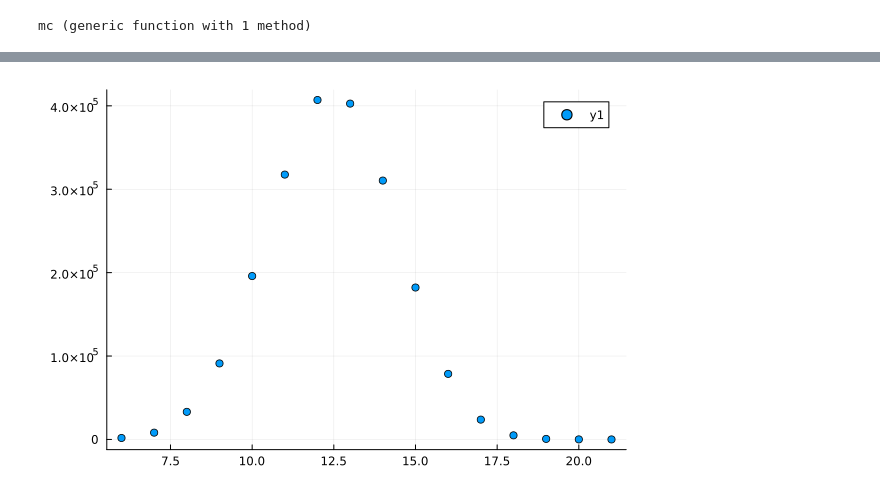
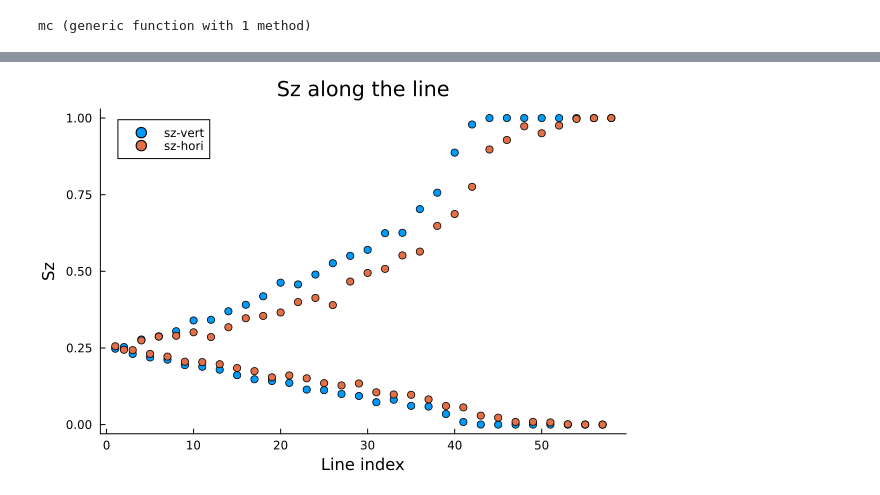
Before and after one commit to jeet-g-shah/dimers-monte-carlo, a Jupyter notebook: aztec-diamond/aztec.ipynb, the cells around one changed output, grey strips where cells are left out. Saved outputs shown, nothing was run; the diff lists cells and outputs as text; code cells hidden in the pictures.

Commit message:
updating aztec diamond code

```diff
--- a/aztec-diamond/aztec.ipynb
+++ b/aztec-diamond/aztec.ipynb
@@ -156,10 +112,12 @@ end
 mc (generic function with 1 method)
 # %%
 nwait = 1000
-nsample = 1000_000
+nsample = 1000_00
 
-N = 30
-loaded_data = load("./data/aztec_lattices/" * string(N) * ".jld")
+
+# Load lattice
+N = 60
+loaded_data = load("../data/aztec_lattices/" * string(N) * ".jld")
 
 az_lat = loaded_data["az_lat"]
 az_lat_spin = loaded_data["az_lat_spin"]
@@ -174,10 +132,13 @@ origin_pt = -0.5 + 0.0im
 origin = index_pts(az_lat_spin.pts, origin_pt)
 line_global = findall(x -> (abs(imag(x)) < 1e-5) && ( real(x) > real(origin_pt)), az_lat_spin.pts)
 
-fnames = ["./data/aztec_vert", "./data/aztec_hori"] .* "_" .* string(N)
+# fnames = ["../data/aztec_vert", "../data/aztec_hori"] .* "_" .* string(N)
+fnames = ["nothing"," nothing"]
 starting_config = [config_vert, config_hori]
-nt = 2
-@threads for i in 1:length(fnames)
+
+data = []
+for i in 1:length(fnames)
     line_local = line_global
-    @time new_config,line = mc(starting_config[i], az_lat_spin.sq_plaq, line_local, nsample, nwait, fnames[i])
+    @time new_config, sz, szsz = mc(starting_config[i], az_lat_spin.sq_plaq, line_local, nsample, nwait, fnames[i])
+    push!(data, (new_config, sz, szsz))
 end
@@ -450,4 +148,5 @@ display(ph)
-# %%
-scatter(counter(nflip_list))
-# %% [output]
-[figure, removed]
+# %%
+scatter(data[1][2], label="sz-vert", xlabel="Line index", ylabel="Sz", title="Sz along the line", legend=:topleft, grid=false)
+scatter!(data[2][2], label="sz-hori", xlabel="Line index", ylabel="Sz", title="Sz along the line", legend=:topleft, grid=false)
+# %% [output]
+[figure, added]
```
Also changed, not shown: parts of 48 cells of this notebook, 2 other files.
